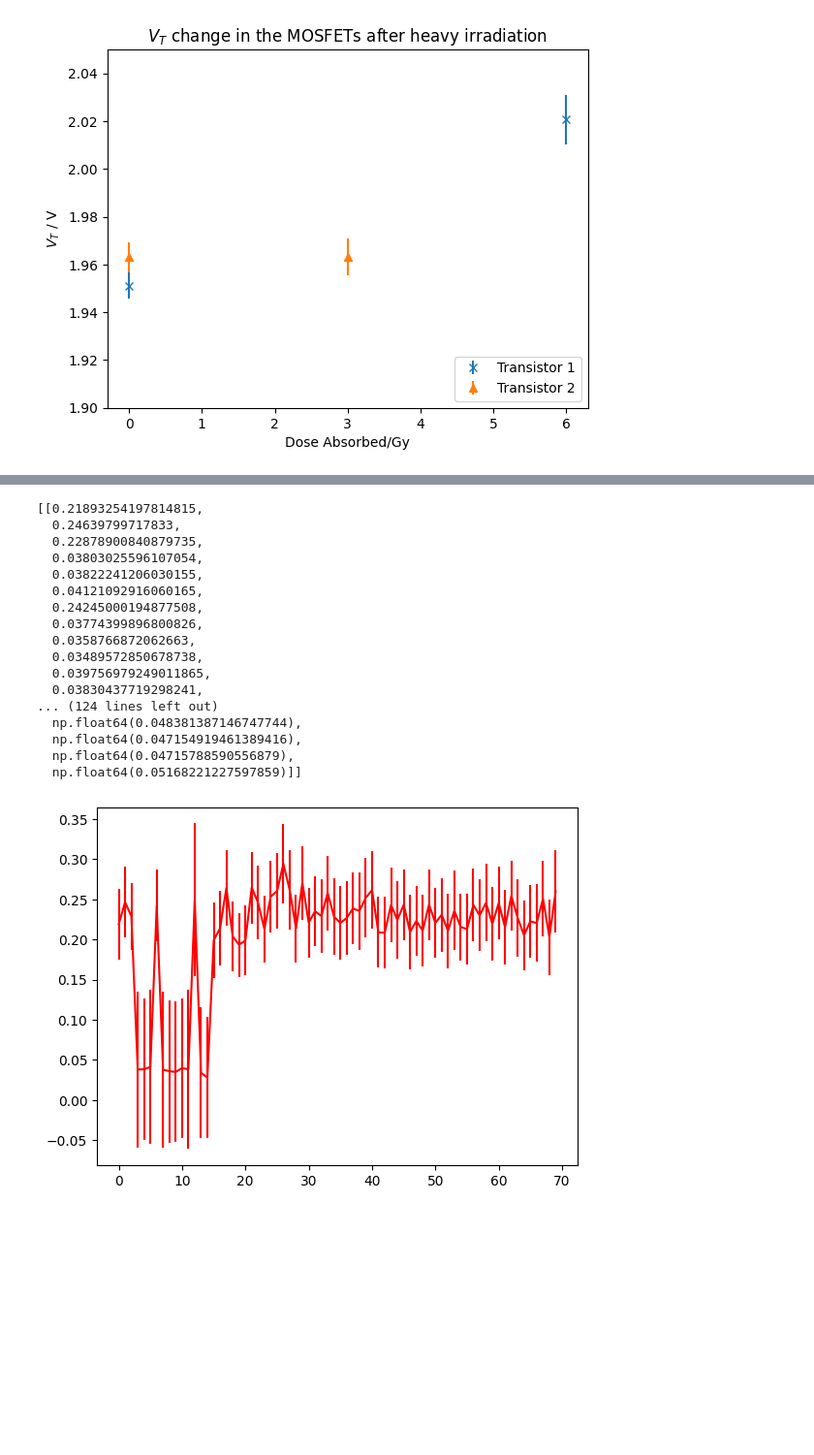
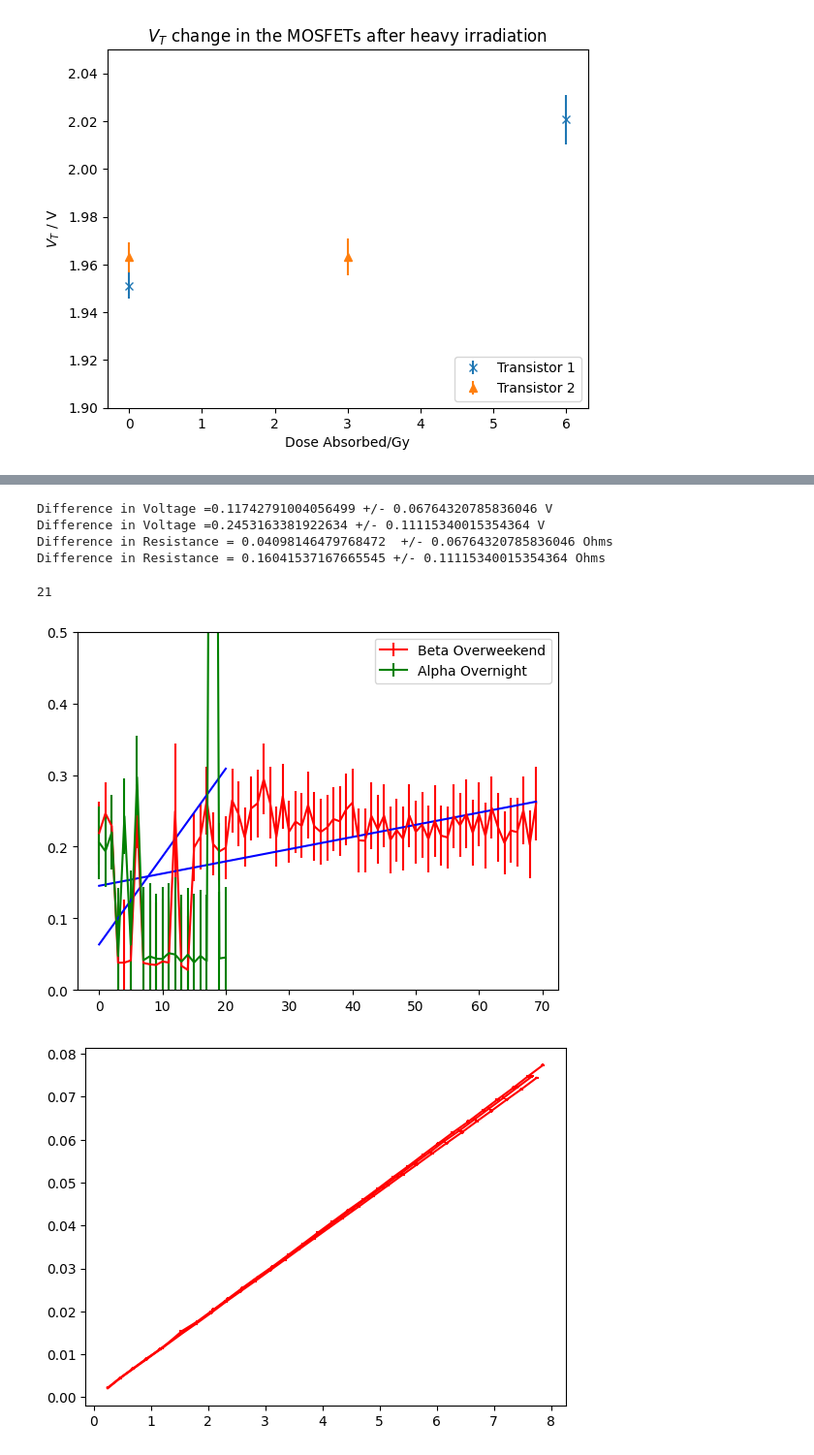
Before and after one commit to fhirstplace/Python-Labs-EDOS, a Jupyter notebook: xml graph maker (all).ipynb, the cells around one changed output, grey strips where cells are left out. Shown at 97% size. Cells and saved outputs as stored; diff of their text form; code cells hidden in the pictures; blank space fills up the shorter version.

```diff
--- a/xml graph maker (all).ipynb
+++ b/xml graph maker (all).ipynb
@@ -393,23 +398,28 @@ plt.show
+# %%
+#Change in resistance
+alphafile = 'xml_Data/Data_Overnight_Alpha.xml'
+alphadata = xml_to_datasets(alphafile)
+fig, ax = plt.subplots()
+ax = [ax]
+ax[0].set_ylim(0, 0.50)
+thing1, thing2 =steepest_time_best_fit(datasetsbeta4, colour = 'red', label = 'Beta Overweekend')
+thing3, thing4 =steepest_time_best_fit(alphadata, colour = 'green', label = 'Alpha Overnight')
+plt.legend()
+Diffbeta, errbeta = np.abs(thing1[0]-thing1[-1]), np.sqrt(thing2[0]**2+thing2[-1]**2)
+Diffalpha, erralpha = np.abs(thing3[0]-thing3[-1]), np.sqrt(thing4[0]**2+thing4[-1]**2)
+print('Difference in Resistance = ' + str(Diffbeta) + '  +/- ' + str(errbeta) + ' Ohms')
+print('Difference in Resistance = ' + str(Diffalpha) + ' +/- ' + str(erralpha) + ' Ohms')
+len(thing3)
+# %% [output]
+Difference in Voltage =0.11742791004056499 +/- 0.06764320785836046 V
+Difference in Voltage =0.2453163381922634 +/- 0.11115340015354364 V
+Difference in Resistance = 0.04098146479768472  +/- 0.06764320785836046 Ohms
+Difference in Resistance = 0.16041537167665545 +/- 0.11115340015354364 Ohms
+21
+[figure, added]
 # %%
 fig, ax = plt.subplots()
 ax = [ax]
-plot_steepest_threshold_time(datasetsbeta4, colour = 'red', label = 'After other overweekend irradiation')
+plot_iv(alphadata, colour = 'red', label = None)
 # %% [output]
-[[0.21893254197814815,
-  0.24639799717833,
-  0.22878900840879735,
-  0.03803025596107054,
-  0.03822241206030155,
-  0.04121092916060165,
-  0.24245000194877508,
-  0.03774399896800826,
-  0.0358766872062663,
-  0.03489572850678738,
-  0.039756979249011865,
-  0.03830437719298241,
-... (124 lines left out)
-  np.float64(0.048381387146747744),
-  np.float64(0.047154919461389416),
-  np.float64(0.04715788590556879),
-  np.float64(0.05168221227597859)]]
-[figure, old version]
+[figure, new version]
```
Also changed, not shown: parts of 7 cells of this notebook.
